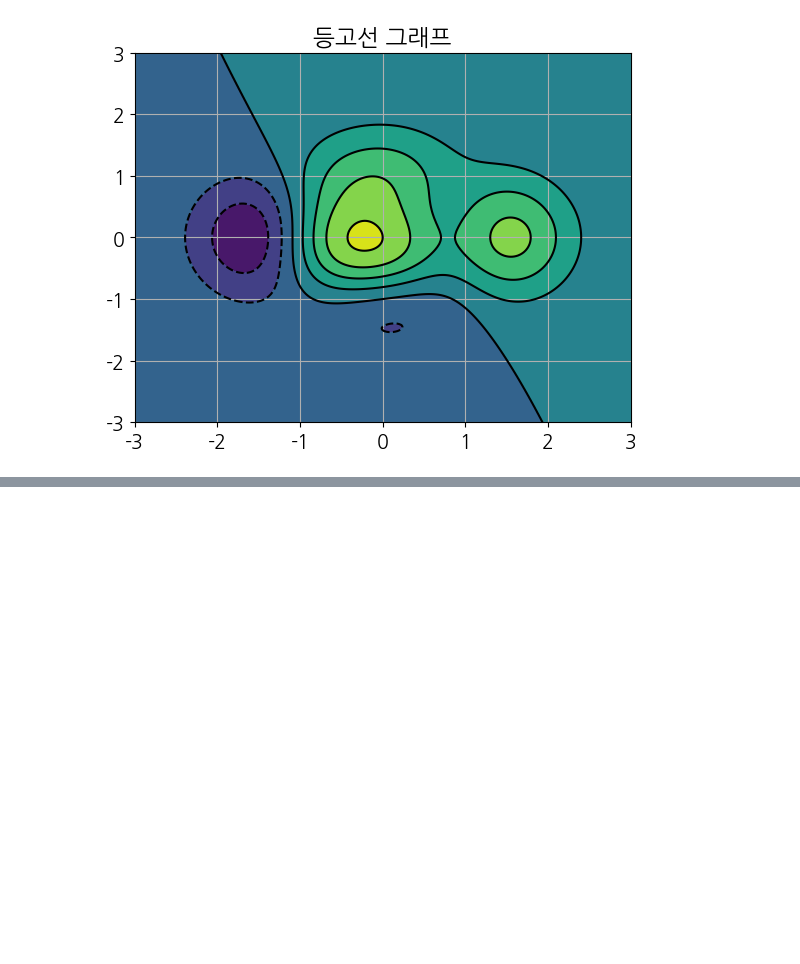
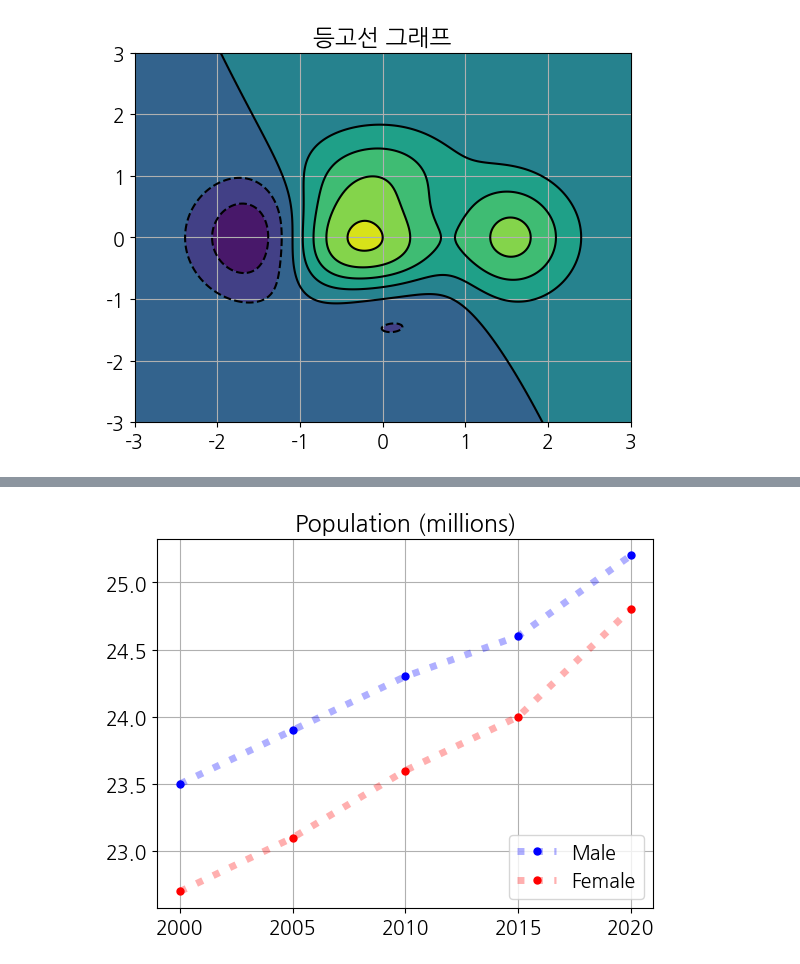
Before and after one commit to SeongJoon95/python-20240709, a Jupyter notebook: visualize-data.ipynb, the cells around one changed output, grey strips where cells are left out. Cells and saved outputs as stored; diff of their text form; code cells hidden in the pictures; blank space fills up the shorter version.

```diff
--- a/visualize-data.ipynb
+++ b/visualize-data.ipynb
@@ -291,0 +305,13 @@ plt.show()
+# %%
+plt.title('Population (millions)')
+plt.plot([2000, 2005, 2010, 2015, 2020], [23.5, 23.9, 24.3, 24.6, 25.2],
+        c='#0000ff50',lw='5', ls=':', marker='.', ms=10,mfc='#0000ff', label='Male')
+plt.plot([2000, 2005, 2010, 2015, 2020], [22.7, 23.1, 23.6, 24.0, 24.8],
+        c='#ff000050',lw='5', ls=':', marker='.', ms=10,mfc='#ff0000', label='Female')
+plt.xticks([2000, 2005, 2010, 2015, 2020])
+plt.yticks([23.0, 23.5, 24.0, 24.5, 25.0])
+plt.grid(True)
+plt.legend(loc=4)
+plt.show()
+# %% [output]
+[figure, added]
```
Also changed, not shown: parts of 3 cells of this notebook.
